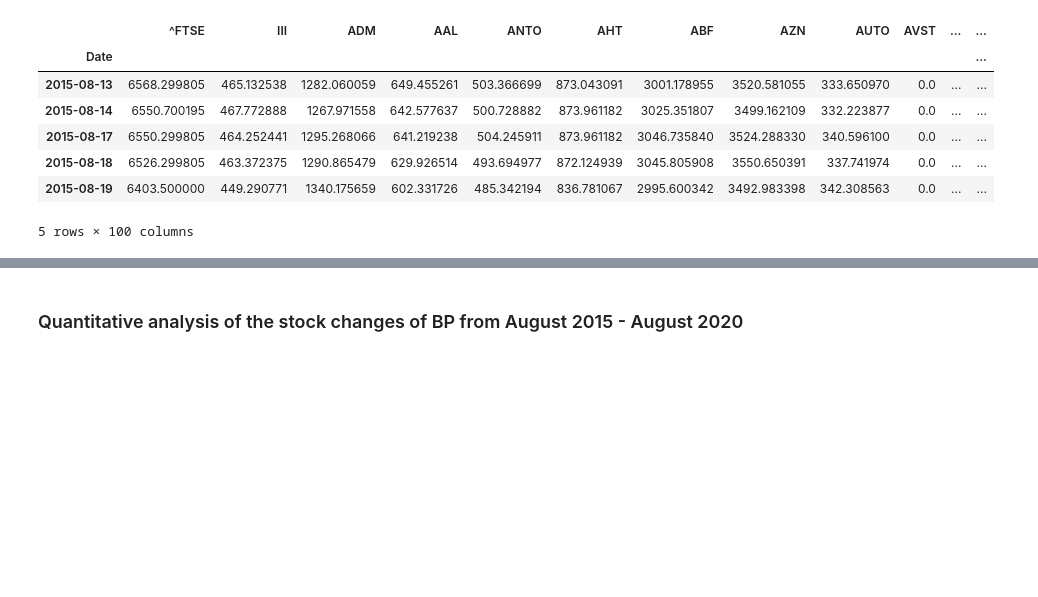
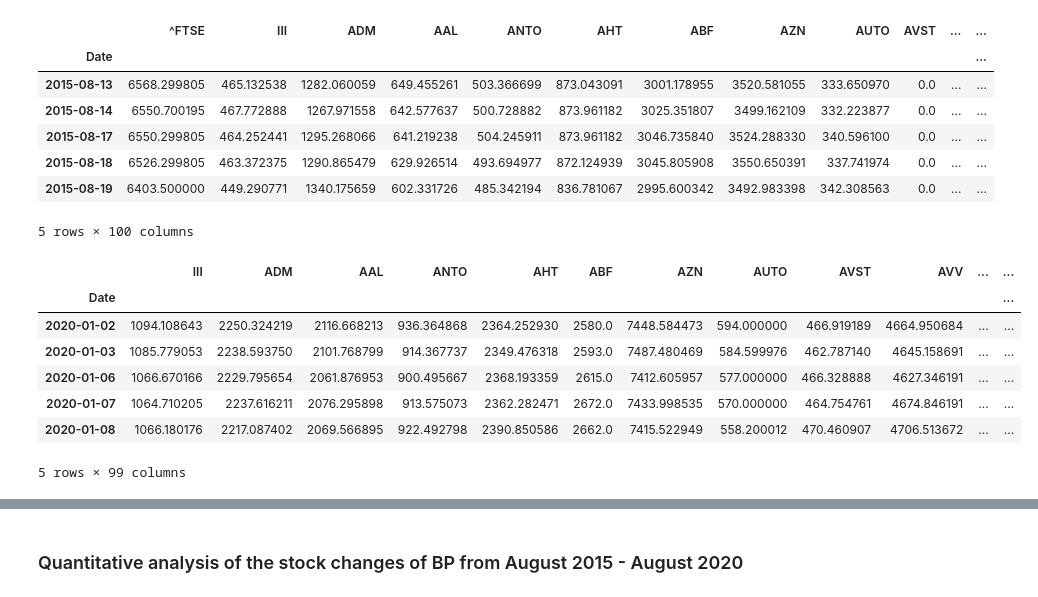
Before and after one commit to abbielms/Big_Data_Challenge_2020, a Jupyter notebook: Big_Data_Challenge_2020.ipynb, the cells around one changed output, grey strips where cells are left out. Saved outputs shown, nothing was run; the diff lists cells and outputs as text; code cells hidden in the pictures; blank space fills up the shorter version.

Commit message:
Add comments to FTSE 100 section

```diff
--- a/Big_Data_Challenge_2020.ipynb
+++ b/Big_Data_Challenge_2020.ipynb
@@ -491,3 +491,17 @@ stocks_clean.head()
 | 2015-08-18 | 6526.299805 | 463.372375 | 1290.865479 | 629.926514 | 493.694977 | 872.124939 | 3045.805908 | 3550.650391 | 337.741974 | 0.0 | ... | ... |
 | 2015-08-19 | 6403.500000 | 449.290771 | 1340.175659 | 602.331726 | 485.342194 | 836.781067 | 2995.600342 | 3492.983398 | 342.308563 | 0.0 | ... | ... |
 5 rows × 100 columns
+# %%
+# Select only the rows in 2020 before the UK Covid-19 lockdown, so between 02/01/2020 - 20/03/2020
+
+stocks_2020_pre_lockdown = stocks_clean[(stocks_clean.index >= '2020-01-02') & (stocks_clean.index < '2020-03-23')].drop('^FTSE', axis=1)
+stocks_2020_pre_lockdown.head()
+# %% [output]
+|  | III | ADM | AAL | ANTO | AHT | ABF | AZN | AUTO | AVST | AVV | ... | ... |
+| Date |  |  |  |  |  |  |  |  |  |  |  | ... |
+| 2020-01-02 | 1094.108643 | 2250.324219 | 2116.668213 | 936.364868 | 2364.252930 | 2580.0 | 7448.584473 | 594.000000 | 466.919189 | 4664.950684 | ... | ... |
+| 2020-01-03 | 1085.779053 | 2238.593750 | 2101.768799 | 914.367737 | 2349.476318 | 2593.0 | 7487.480469 | 584.599976 | 462.787140 | 4645.158691 | ... | ... |
+| 2020-01-06 | 1066.670166 | 2229.795654 | 2061.876953 | 900.495667 | 2368.193359 | 2615.0 | 7412.605957 | 577.000000 | 466.328888 | 4627.346191 | ... | ... |
+| 2020-01-07 | 1064.710205 | 2237.616211 | 2076.295898 | 913.575073 | 2362.282471 | 2672.0 | 7433.998535 | 570.000000 | 464.754761 | 4674.846191 | ... | ... |
+| 2020-01-08 | 1066.180176 | 2217.087402 | 2069.566895 | 922.492798 | 2390.850586 | 2662.0 | 7415.522949 | 558.200012 | 470.460907 | 4706.513672 | ... | ... |
+5 rows × 99 columns
```
Also changed, not shown: parts of 17 cells of this notebook.
